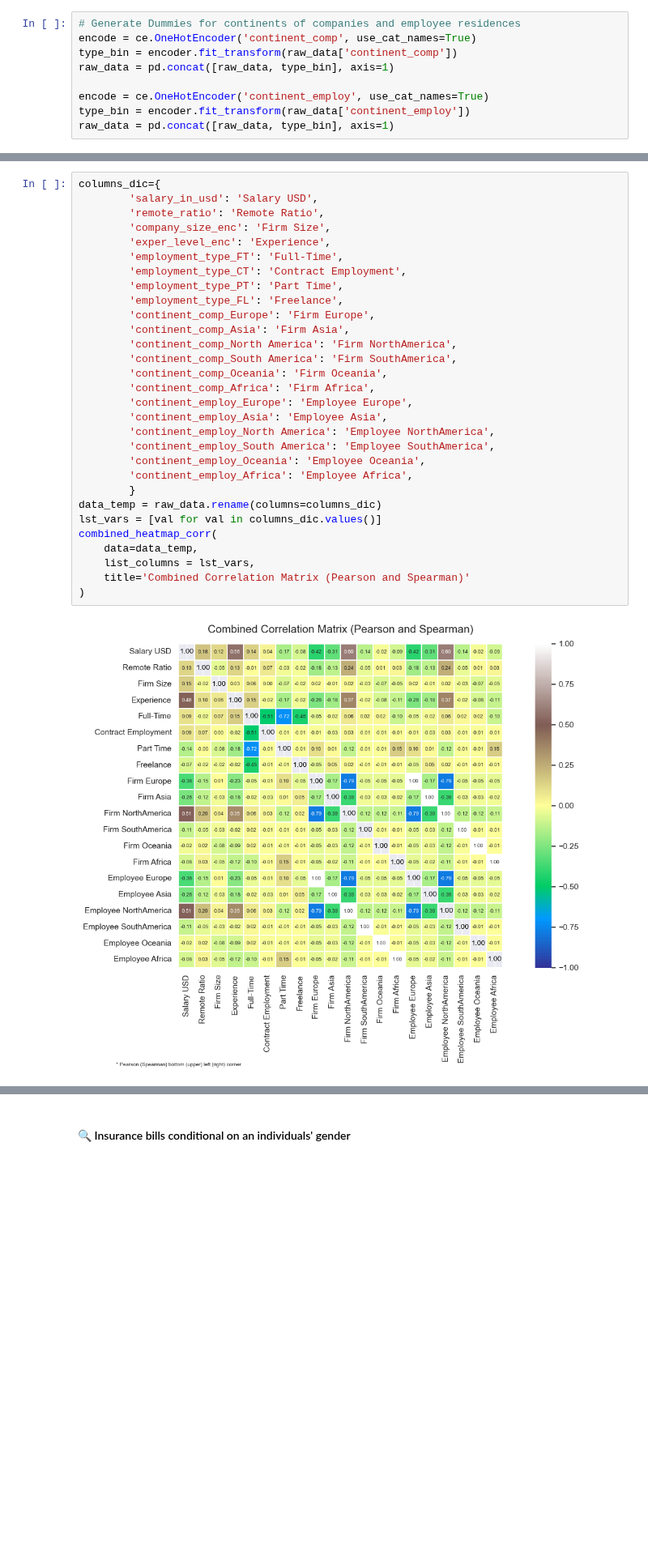
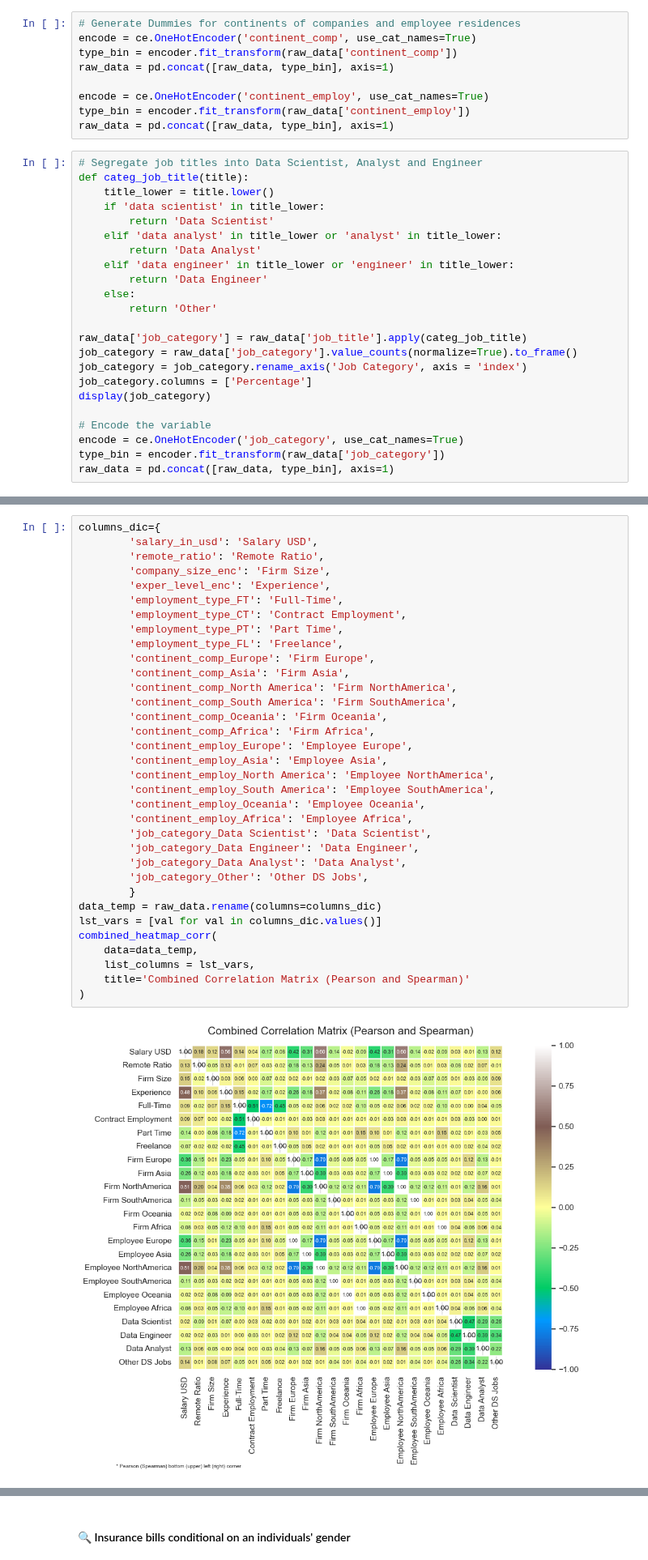
Before and after one commit to akramkhal/KaggleProjects, a Jupyter notebook: DataScieSalary/ds_salary.ipynb.ipynb, the cells around one changed output, grey strips where cells are left out. Shown at 81% size. Drawn from its saved outputs; the diff is of its cells as text; blank space fills up the shorter version.

```diff
--- a/DataScieSalary/ds_salary.ipynb.ipynb
+++ b/DataScieSalary/ds_salary.ipynb.ipynb
@@ -322,3 +322,26 @@ raw_data = pd.concat([raw_data, type_bin], axis=1)
 encode = ce.OneHotEncoder('continent_employ', use_cat_names=True)
 type_bin = encoder.fit_transform(raw_data['continent_employ'])
 raw_data = pd.concat([raw_data, type_bin], axis=1)
+# %%
+# Segregate job titles into Data Scientist, Analyst and Engineer
+def categ_job_title(title):
+    title_lower = title.lower()
+    if 'data scientist' in title_lower:
+        return 'Data Scientist'
+    elif 'data analyst' in title_lower or 'analyst' in title_lower:
+        return 'Data Analyst'
+    elif 'data engineer' in title_lower or 'engineer' in title_lower:
+        return 'Data Engineer'
+    else:
+        return 'Other'
+
+raw_data['job_category'] = raw_data['job_title'].apply(categ_job_title)
+job_category = raw_data['job_category'].value_counts(normalize=True).to_frame()
+job_category = job_category.rename_axis('Job Category', axis = 'index')
+job_category.columns = ['Percentage']
+display(job_category)
+
+# Encode the variable
+encode = ce.OneHotEncoder('job_category', use_cat_names=True)
+type_bin = encoder.fit_transform(raw_data['job_category'])
+raw_data = pd.concat([raw_data, type_bin], axis=1)
@@ -380,34 +409,38 @@ def combined_heatmap_corr(data, list_columns, title=None):
 columns_dic={
         'salary_in_usd': 'Salary USD',
         'remote_ratio': 'Remote Ratio',
         'company_size_enc': 'Firm Size',
         'exper_level_enc': 'Experience',
         'employment_type_FT': 'Full-Time',
         'employment_type_CT': 'Contract Employment',
         'employment_type_PT': 'Part Time',
         'employment_type_FL': 'Freelance',
         'continent_comp_Europe': 'Firm Europe',
         'continent_comp_Asia': 'Firm Asia',
         'continent_comp_North America': 'Firm NorthAmerica',
         'continent_comp_South America': 'Firm SouthAmerica',
         'continent_comp_Oceania': 'Firm Oceania',
         'continent_comp_Africa': 'Firm Africa',
         'continent_employ_Europe': 'Employee Europe',
         'continent_employ_Asia': 'Employee Asia',
         'continent_employ_North America': 'Employee NorthAmerica',
         'continent_employ_South America': 'Employee SouthAmerica',
         'continent_employ_Oceania': 'Employee Oceania',
         'continent_employ_Africa': 'Employee Africa',
+        'job_category_Data Scientist': 'Data Scientist',
+        'job_category_Data Engineer': 'Data Engineer',
+        'job_category_Data Analyst': 'Data Analyst',
+        'job_category_Other': 'Other DS Jobs',
         }
 data_temp = raw_data.rename(columns=columns_dic)
 lst_vars = [val for val in columns_dic.values()]
 combined_heatmap_corr(
     data=data_temp,
     list_columns = lst_vars,
     title='Combined Correlation Matrix (Pearson and Spearman)'
 )
 # %% [output]
-[figure, old version]
+[figure, new version]
 # %% [markdown]
 <h4 style="margin-bottom: 0;">💡 Interpretation:</h4>
 <p>
```
Also changed, not shown: parts of 22 cells of this notebook, 1 other file.
